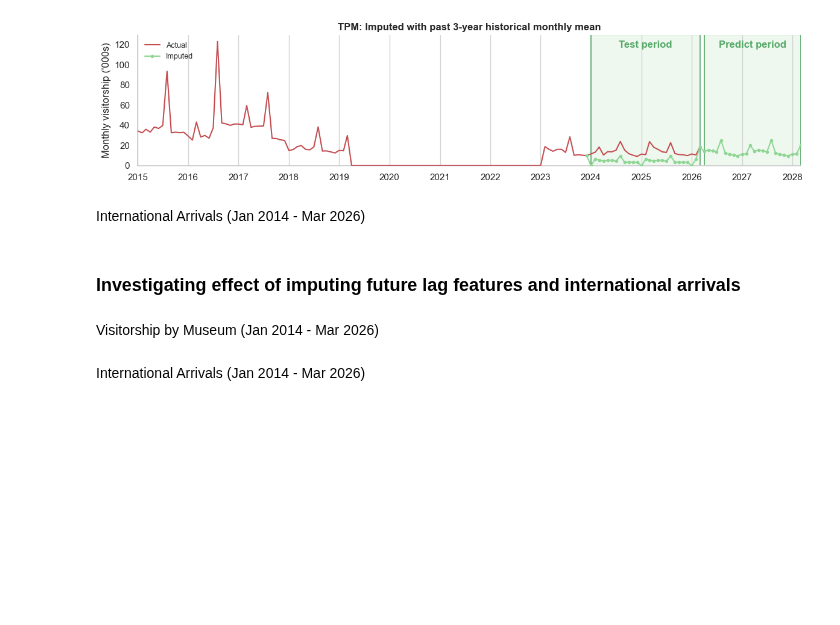
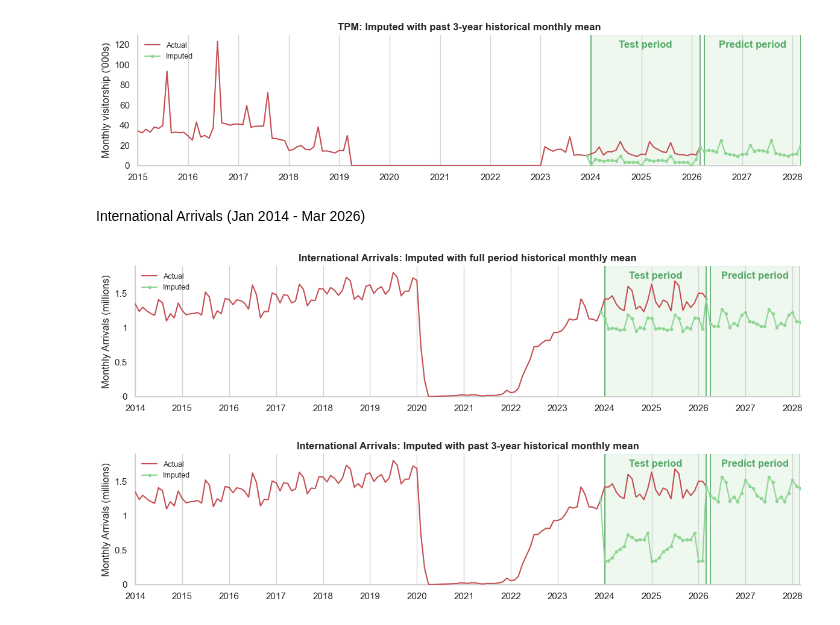
Before and after one commit to calvin4370/nhb-museum-visitorship-forecasting, a Jupyter notebook: notebooks/01_eda.ipynb, the cells around one changed output. Saved outputs shown, nothing was run; the diff lists cells and outputs as text; code cells hidden in the pictures; blank space fills up the shorter version.

```diff
--- a/notebooks/01_eda.ipynb
+++ b/notebooks/01_eda.ipynb
@@ -700,14 +709,33 @@ plot_imputations("TPM", IMPUTE_RANGES["TPM"], window_years=3)
 # %% [markdown]
 International Arrivals (Jan 2014 - Mar 2026)
 # %%
-# With imputed future intl_arrivals (Jan 2014 - Mar 2026 - Mar 2028)
-# future intl_arrivals are imputed with full period historical monthly mean
+# Arrivals are one series, so the test period uses the range four of the five museums
+# share; the predict period is the same for every museum
+ARRIVALS_RANGES = [
+    ImputeRange("Test period", *TEST_RANGES["ACM"]),
+    PREDICT_RANGE,
+]
 
-# With imputed future intl_arrivals (Jan 2014 - Mar 2026 - Mar 2028)
-# future intl_arrivals are imputed with past 3-year historical monthly mean
+# Future intl_arrivals imputed with the full period historical monthly mean, as the
+# pipeline does today. The test period is imputed too: the pipeline feeds the models
+# real arrivals when evaluating, which they would never have at prediction time
+plot_imputations(
+    intl_arrivals_df,
+    "International Arrivals",
+    ARRIVALS_RANGES,
+    ylabel="Monthly Arrivals (millions)",
+    y_millions=True,
+)
+
+# The same two periods, imputed with the past 3-year historical monthly mean
+plot_imputations(
+    intl_arrivals_df,
+    "International Arrivals",
+    ARRIVALS_RANGES,
+    window_years=3,
+    ylabel="Monthly Arrivals (millions)",
+    y_millions=True,
+)
+# %% [output]
+[figure, added]
+[figure, added]
-# %% [markdown]
-### Investigating effect of imputing future lag features and international arrivals
-# %% [markdown]
-Visitorship by Museum (Jan 2014 - Mar 2026)
-# %% [markdown]
-International Arrivals (Jan 2014 - Mar 2026)
```
Also changed, not shown: parts of 9 cells of this notebook, 1 other file.
